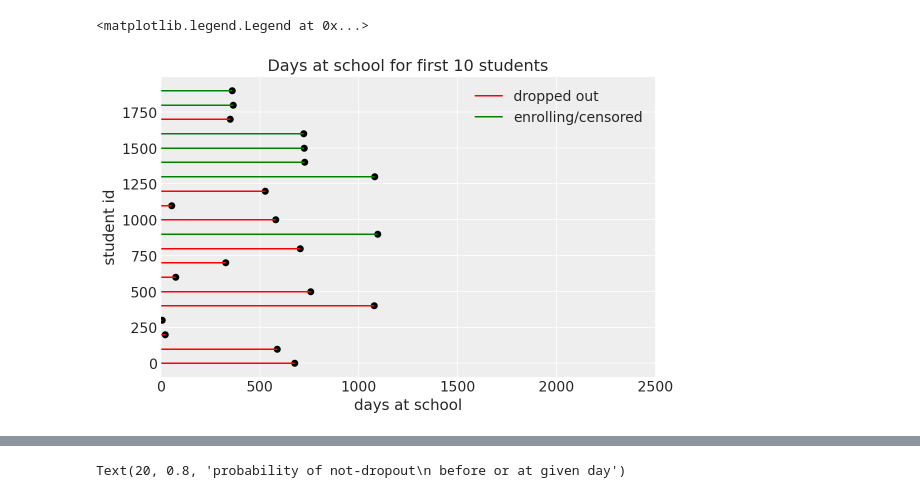
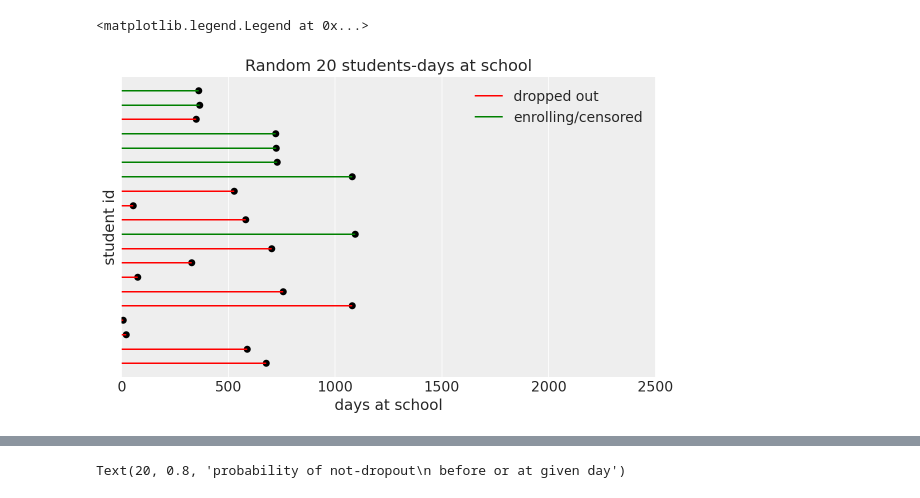
Before and after one commit to roesta07/Survival-Models-in-Businesses, a Jupyter notebook: Survival_Models.ipynb, the cells around one changed output, grey strips where cells are left out. Drawn from its saved outputs; the diff is of its cells as text; code cells hidden in the pictures.

```diff
--- a/Survival_Models.ipynb
+++ b/Survival_Models.ipynb
@@ -150,0 +35,3 @@ df.head()
+# %%
+df=pd.read_csv("https://raw.githubusercontent.com/roesta07/Survival-Models-in-Businesses/main/data_generation/data.csv")
+df.head()
@@ -151,21 +45,21 @@ df.head()
 # %%
 ## first limit df to 10
 d=df.loc[(df.index.values[:2000:100])]
 dropped=d['dropped']==1
 enrolling=~dropped
 
 fig,ax=plt.subplots(figsize=(8,5))
 
 ax.hlines(d.loc[dropped].index.values,xmin=0,xmax=d.loc[dropped,'days_at_school'],color='r',label='dropped out')
 ax.hlines(d.loc[enrolling].index.values,xmin=0,xmax=d.loc[enrolling,'days_at_school'],color='g',label='enrolling/censored')
 ax.scatter(
     d.loc[:,'days_at_school'],
     d.index.values,
     c='k',
 )
 
-ax.set(title='Days at school for first 10 students',xlabel='days at school',ylabel='student id',xlim=(0,2500))
+ax.set(title='Random 20 students-days at school',xlabel='days at school',ylabel='student id',xlim=(0,2500),yticks=[])
 plt.legend()
 # %% [output]
 <matplotlib.legend.Legend at 0x...>
-[figure, old version]
+[figure, new version]
```
Also changed, not shown: parts of 29 cells of this notebook.
